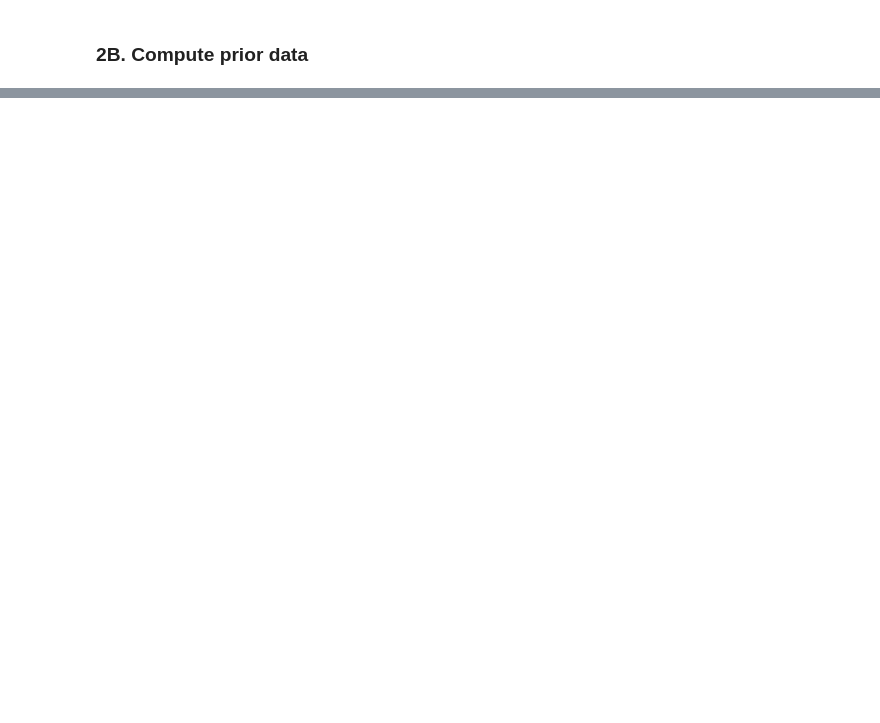
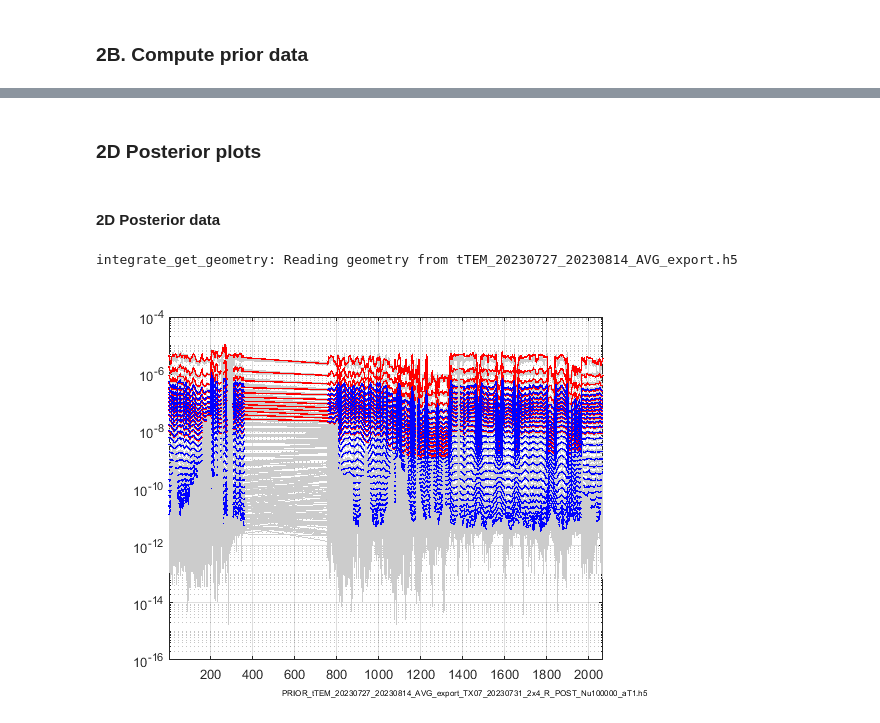
Before and after one commit to cultpenguin/integrate, a Jupyter notebook: doc/notebooks_matlab/matlab_ex_daugaard.ipynb, the cells around one changed output, grey strips where cells are left out. Drawn from its saved outputs; the diff is of its cells as text; code cells hidden in the pictures; blank space fills up the shorter version.

```diff
--- a/doc/notebooks_matlab/matlab_ex_daugaard.ipynb
+++ b/doc/notebooks_matlab/matlab_ex_daugaard.ipynb
@@ -149,0 +195,16 @@ path
+# %% [markdown]
+### 2D Posterior plots
+# %% [markdown]
+#### 2D Posterior data
+# %%
+% Select soundings to plot
+[X,Y,ELE,LINE]=integrate_get_geometry(f_data_h5);
+use_line = 500;
+iplot=find( (LINE<use_line) );
+
+% Plot many data responses
+figure
+integrate_plot_sounding(f_post_h5,iplot)
+# %% [output]
+integrate_get_geometry: Reading geometry from tTEM_20230727_20230814_AVG_export.h5
+[figure, added]
```
Also changed, not shown: parts of 23 cells of this notebook.
